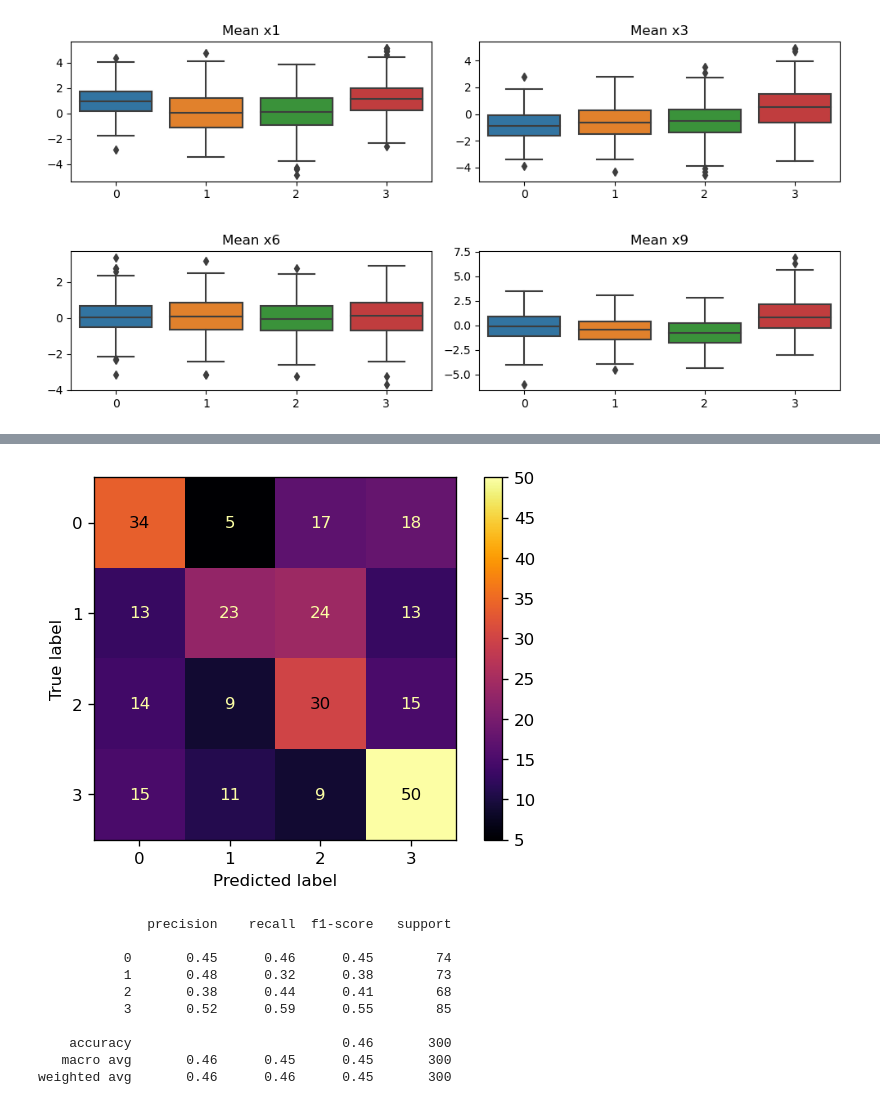
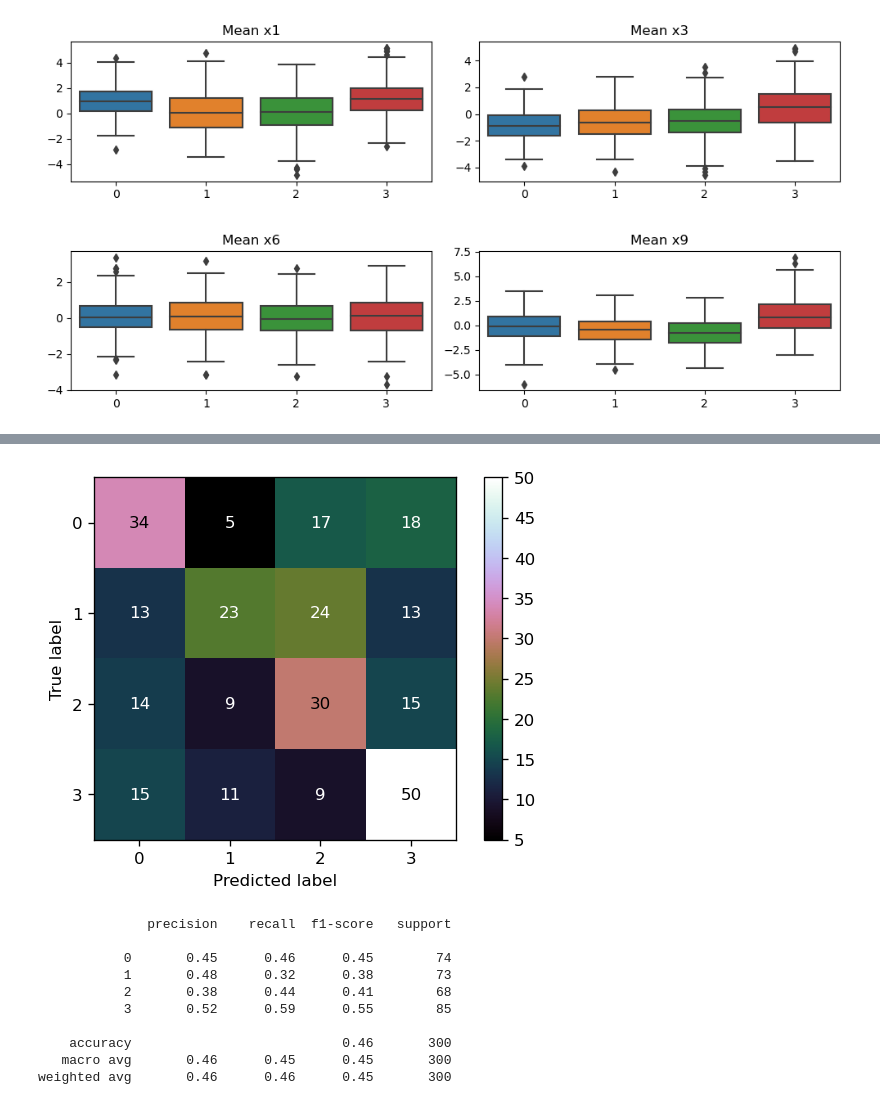
Before and after one commit to KulchytskiyDmytro/ml2021, a Jupyter notebook: machinelerning/practise/practice1.ipynb, the cells around one changed output, grey strips where cells are left out. Drawn from its saved outputs; the diff is of its cells as text; code cells hidden in the pictures.

```diff
--- a/machinelerning/practise/practice1.ipynb
+++ b/machinelerning/practise/practice1.ipynb
@@ -133,29 +133,29 @@ mat.show()
 # %%
 from sklearn.model_selection import train_test_split
 from sklearn.preprocessing import StandardScaler
 from sklearn.linear_model import LogisticRegression
 from sklearn.metrics import accuracy_score, confusion_matrix, plot_confusion_matrix, classification_report
 
 
 x = numbers.drop("classes", axis = 1)
 y = numbers["classes"]
 
 x_train, x_test, y_train, y_test = train_test_split(x, y, test_size=0.2, random_state=101)
 
 scaler = StandardScaler()
 log_model = LogisticRegression()
 
 Scaled_x_train = scaler.fit_transform(x_train)
 Scaled_x_test = scaler.transform(x_test)
 log_model.fit(Scaled_x_train, y_train)
 y_pred = log_model.predict(Scaled_x_test)
 
 confusion_matrix(y_test, y_pred)
 
 fig, ax = mat.subplots(dpi = 120)
-plot_confusion_matrix(log_model, Scaled_x_test, y_test, ax = ax, cmap="inferno");
+plot_confusion_matrix(log_model, Scaled_x_test, y_test, ax = ax, cmap="cubehelix");
 # %% [output]
-[figure, old version]
+[figure, new version]
 # %%
 score = accuracy_score(y_test, y_pred)
 round(score, 2)
```
Also changed, not shown: parts of 2 cells of this notebook.
